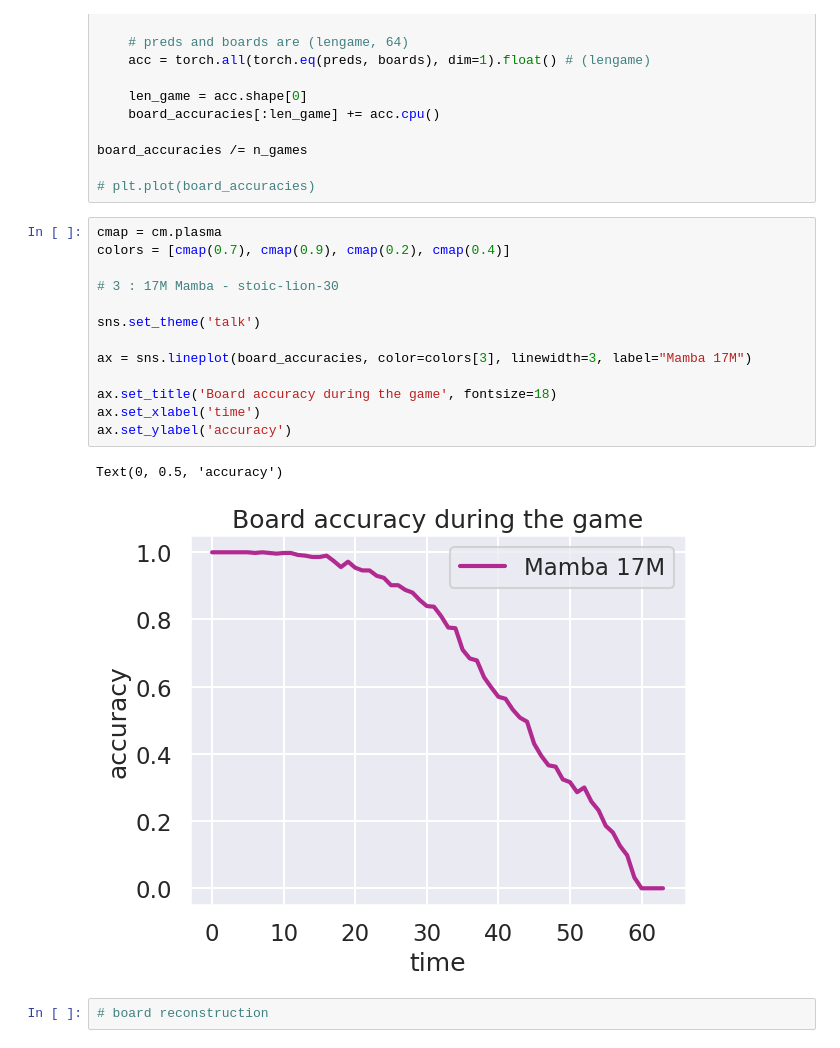
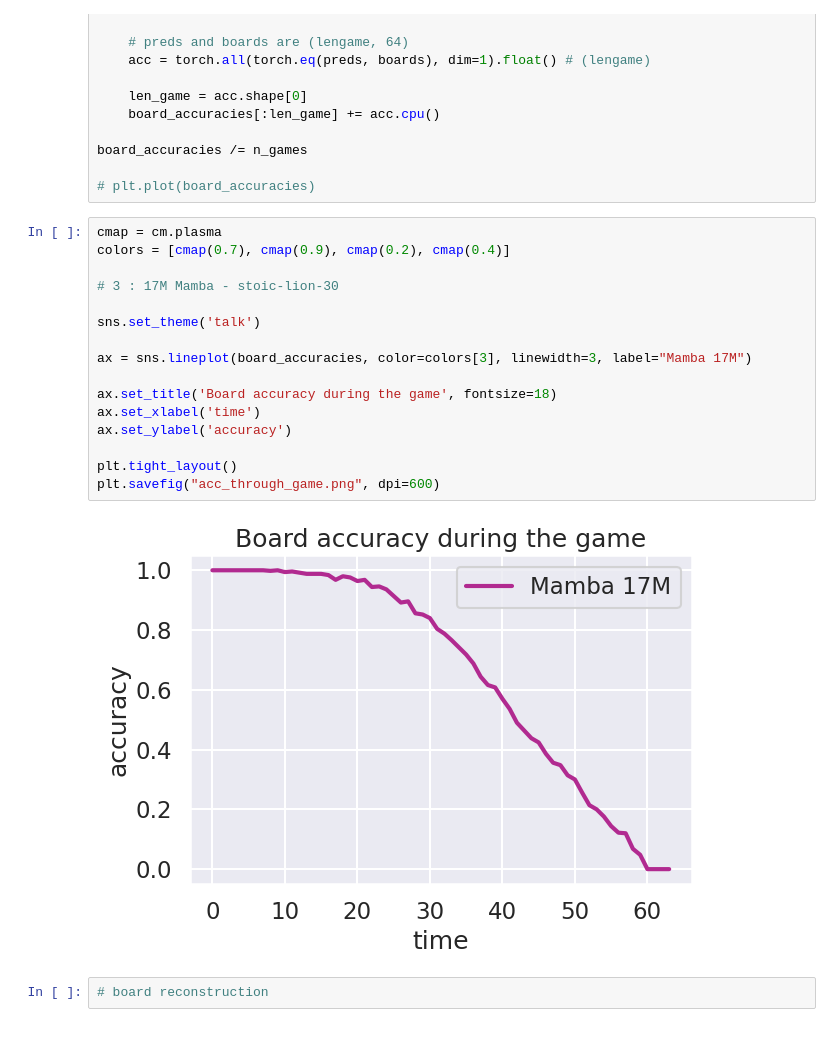
Before and after one commit to alxndrTL/othello_mamba, a Jupyter notebook: boardacc_against_time.ipynb, the cells around one changed output. Drawn from its saved outputs; the diff is of its cells as text.

Commit message:
images

```diff
--- a/boardacc_against_time.ipynb
+++ b/boardacc_against_time.ipynb
@@ -131,19 +131,21 @@ board_accuracies /= n_games
 # %%
 cmap = cm.plasma
 colors = [cmap(0.7), cmap(0.9), cmap(0.2), cmap(0.4)]
 
 # 3 : 17M Mamba - stoic-lion-30
 
 sns.set_theme('talk')
 
 ax = sns.lineplot(board_accuracies, color=colors[3], linewidth=3, label="Mamba 17M")
 
 ax.set_title('Board accuracy during the game', fontsize=18)
 ax.set_xlabel('time')
 ax.set_ylabel('accuracy')
+
+plt.tight_layout()
+plt.savefig("acc_through_game.png", dpi=600)
 # %% [output]
-Text(0, 0.5, 'accuracy')
-[figure, old version]
+[figure, new version]
 # %%
 # board reconstruction
 # %%
```
Also changed, not shown: parts of 1 cell of this notebook, 9 other files.
